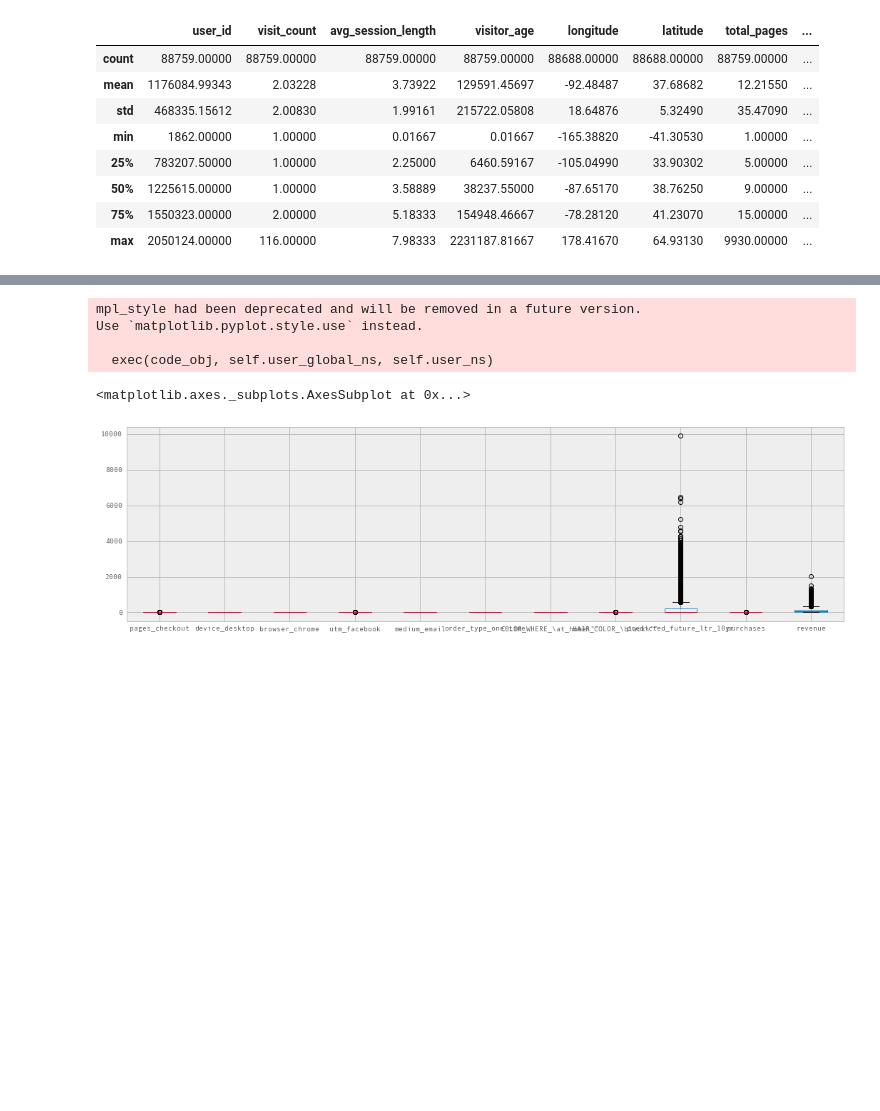
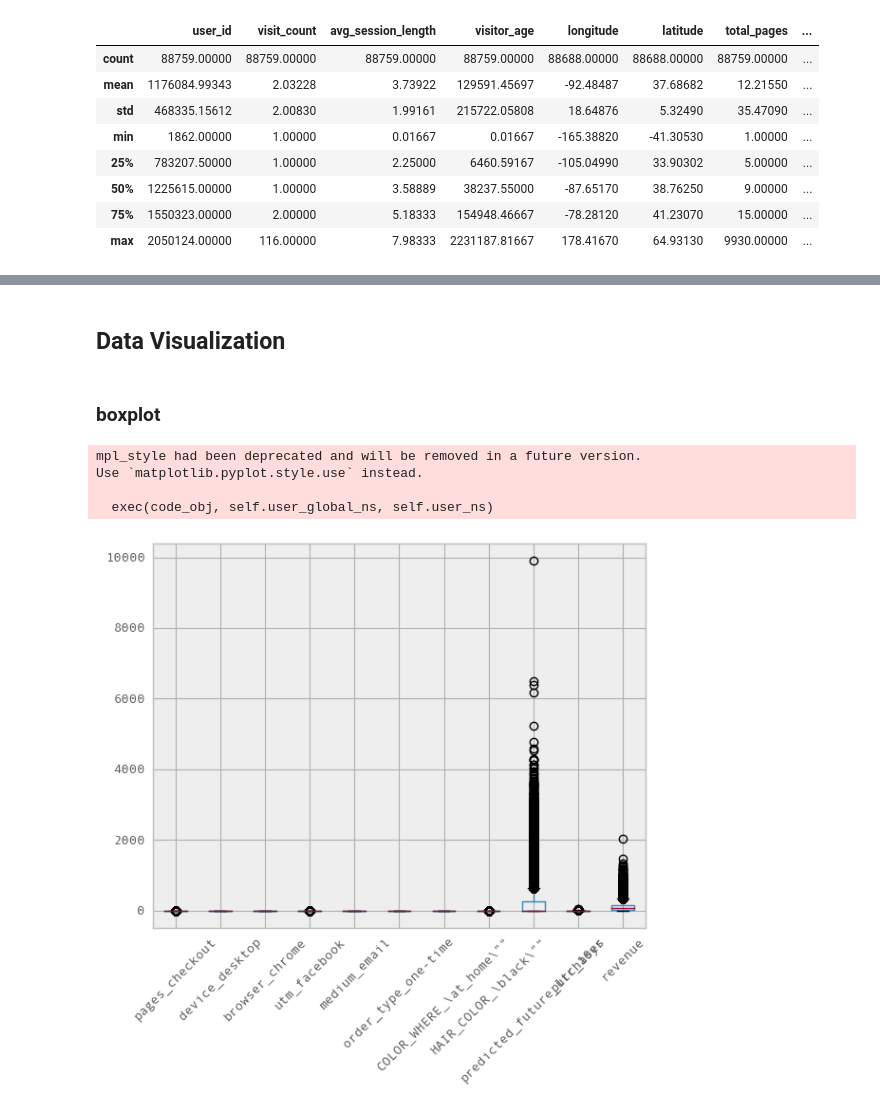
Before and after one commit to jiangshan123/Capstone_TDI, a Jupyter notebook: notebooks/data_wrangling.ipynb, the cells around one changed output, grey strips where cells are left out. Drawn from its saved outputs; the diff is of its cells as text; code cells hidden in the pictures; blank space fills up the shorter version.

```diff
--- a/notebooks/data_wrangling.ipynb
+++ b/notebooks/data_wrangling.ipynb
@@ -110,0 +110,16 @@ dtype: object
+# %%
+# Country, united states is 1, overseas is 0
+df_dropID.country[df_dropID.country != 'United States'] = 0
+df_dropID.country[df_dropID.country == 'United States'] = 1
+# %%
+#LabelEncoder city
+le_city = preprocessing.LabelEncoder()
+le_city.fit(df_dropID['city'].astype(str))
+list(le_city.classes_)
+df_dropID.city = le_city.transform(df_dropID['city'].astype(str))
+# %%
+#LabelEncoder state
+le_state = preprocessing.LabelEncoder()
+le_state.fit(df_dropID['state'].astype(str))
+list(le_state.classes_)
+df_dropID.state = le_state.transform(df_dropID['state'].astype(str))
@@ -110,0 +135,2 @@ dtype: object
+# %%
+df_clean = df_dropID
@@ -111 +139,3 @@ dtype: object
+# %% [markdown]
+## Data Visualization
 # %%
@@ -112,16 +143,19 @@ dtype: object
 feature_examples = ['pages_checkout', 'device_desktop', 'browser_chrome', 'utm_facebook', 'medium_email',
                     'order_type_one-time', r'COLOR_WHERE_\at_home\""', r'HAIR_COLOR_\black\""',
                     'predicted_future_ltr_10yr', 'purchases', 'revenue']
-# %%
-pd.options.display.mpl_style = 'default'
-df[feature_examples].boxplot(figsize = (18,5))
-# %% [output]
-mpl_style had been deprecated and will be removed in a future version.
-Use `matplotlib.pyplot.style.use` instead.
-
-  exec(code_obj, self.user_global_ns, self.user_ns)
-<matplotlib.axes._subplots.AxesSubplot at 0x...>
-[figure, removed]
+# %% [markdown]
+### boxplot
+# %%
+pd.options.display.mpl_style = 'default'
+plt.figure(figsize = (6,6), dpi=100, tight_layout=True)
+df_clean[feature_examples].boxplot(rot=45)
+plt.savefig(savePath + 'feature_analysis/boxplot_example')
+# %% [output]
+mpl_style had been deprecated and will be removed in a future version.
+Use `matplotlib.pyplot.style.use` instead.
+
+  exec(code_obj, self.user_global_ns, self.user_ns)
+[figure, added]
 # %%
 def boxplots(data, features_per_raw = 10, save = True):
     N_imgs = m.ceil(N_columns/features_per_raw)
```
Also changed, not shown: parts of 21 cells of this notebook, 14 other files.
